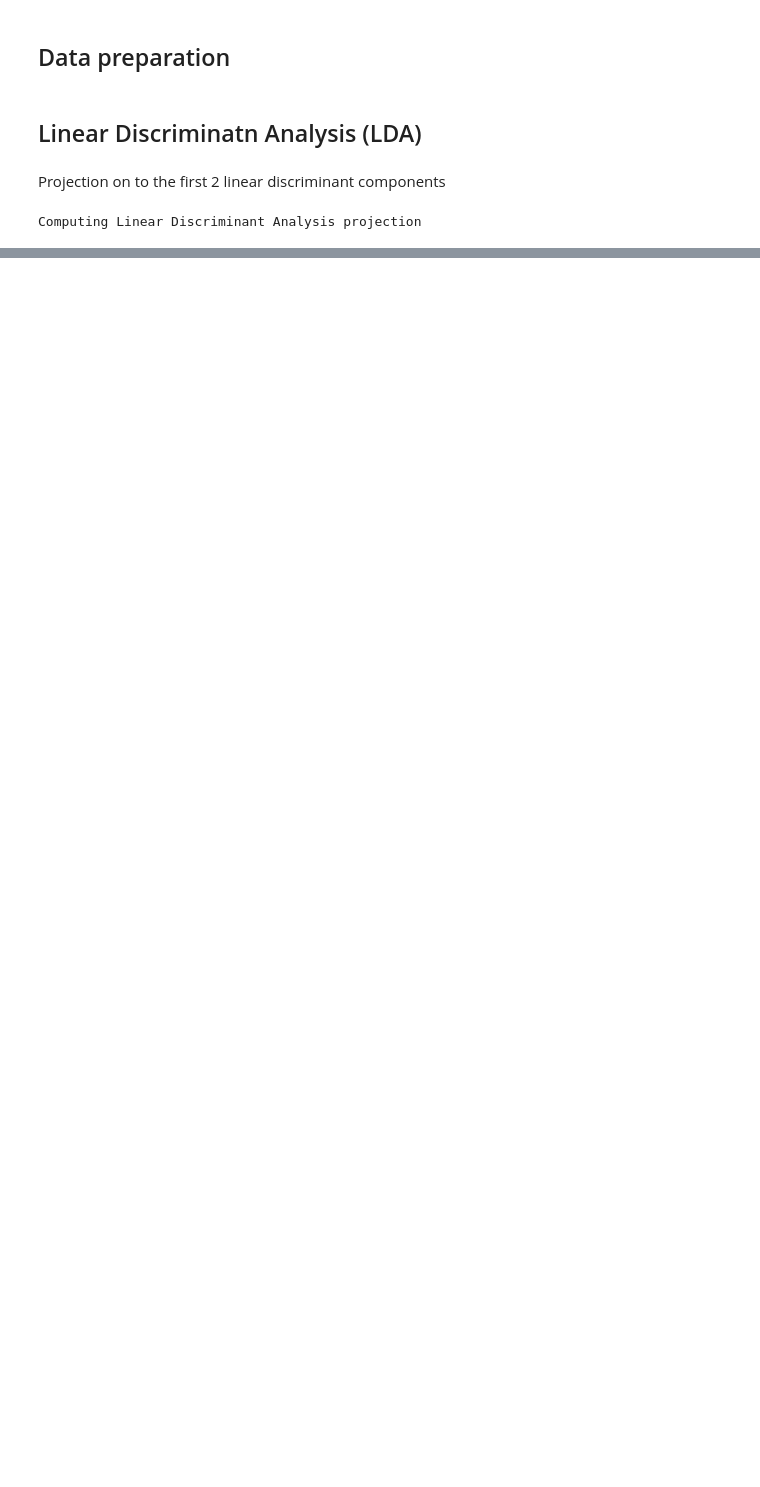
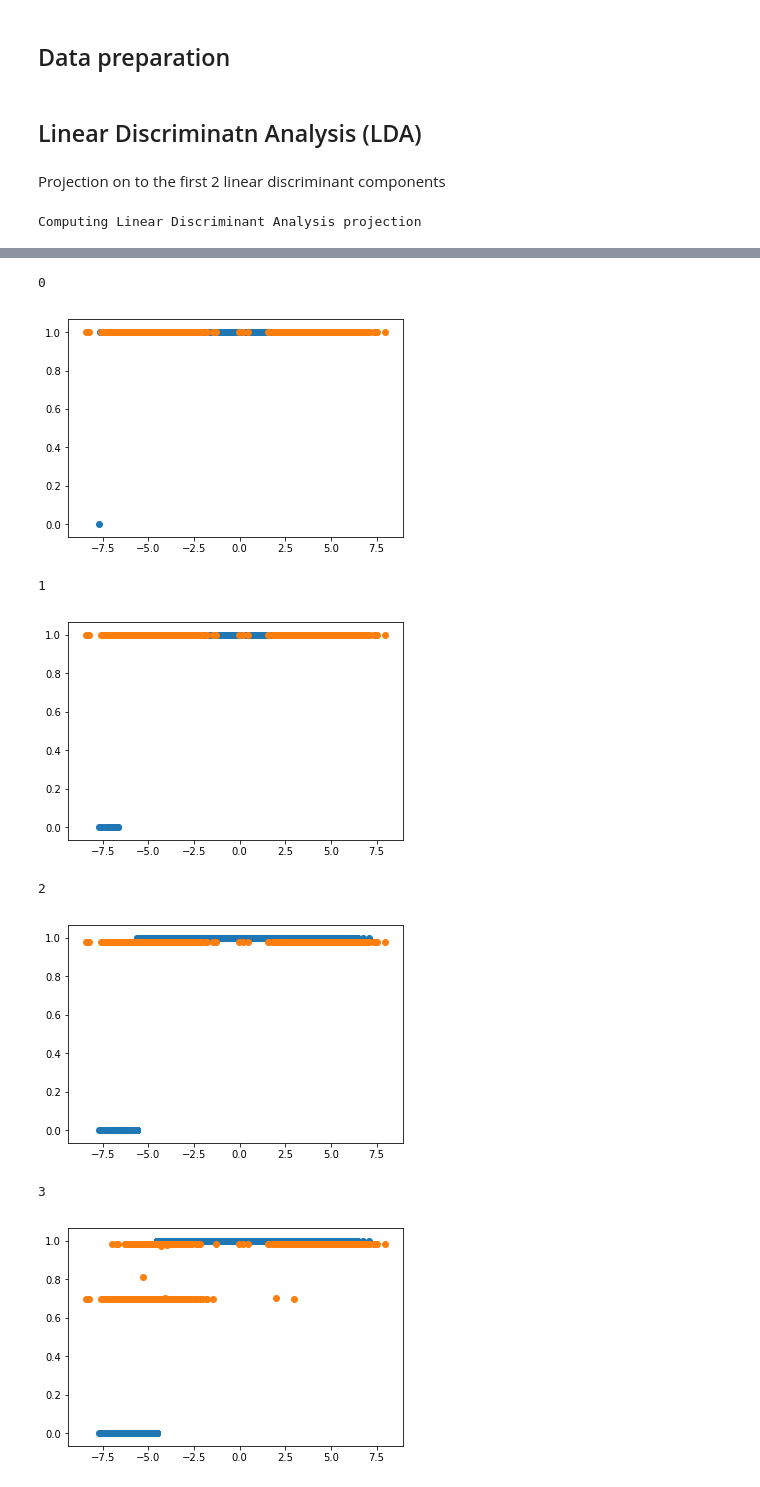
Before and after one commit to gorkamunoz/qml-rg, a Jupyter notebook: Coding_Exercises/Untitled.ipynb, the cells around one changed output, grey strips where cells are left out. Cells and saved outputs as stored; diff of their text form; code cells hidden in the pictures; blank space fills up the shorter version.

```diff
--- a/Coding_Exercises/Untitled.ipynb
+++ b/Coding_Exercises/Untitled.ipynb
@@ -64,0 +60,10 @@ Computing Linear Discriminant Analysis projection
+# %%
+def build_model():
+    model = Sequential()
+    model.add(Dense(80, input_dim=X_m.shape[1], init='uniform', activation='sigmoid'))
+    model.add(Dense(50, activation = 'sigmoid'))
+    model.add(Dense(1, init='uniform', activation='sigmoid'))
+
+    model.compile(loss='binary_crossentropy', optimizer='adam', metrics=['accuracy'])
+
+    return model
@@ -64,0 +72,39 @@ Computing Linear Discriminant Analysis projection
+# %%
+# We go through the possible values of critical c
+values_c = np.linspace(min(X_lda)[0], max(X_lda)[0], 15)
+
+acc = []
+count = 0
+for c in values_c:
+    print(np.where(values_c == c)[0][0])
+    y_nn = np.zeros_like(y_m)
+    y_nn[(X_lda[:,0] < c)] = 0
+    y_nn[(X_lda[:,0] > c)] = 1
+
+    model = build_model()
+    model.fit(X_m, y_nn, epochs=5, batch_size=10,  verbose=0)
+
+    predictions = model.predict(x_test)
+
+    y_nn_test = np.zeros_like(y_test)
+    y_nn_test[(X_lda_test[:,0] < c)] = 0
+    y_nn_test[(X_lda_test[:,0] > c)] = 1
+
+    plt.figure()
+    plt.scatter(X_lda, y_nn)
+    plt.scatter(X_lda_test, predictions)
+    plt.show()
+
+    acc.append(sum(abs(predictions[:,0] - y_nn_test)))
+
+
+critical_value = values_c[argrelextrema(np.array(acc), np.less)[0][0]]
+# %% [output]
+0
+[figure, added]
+1
+[figure, added]
+2
+[figure, added]
+3
+[figure, added]
```
Also changed, not shown: parts of 6 cells of this notebook.
